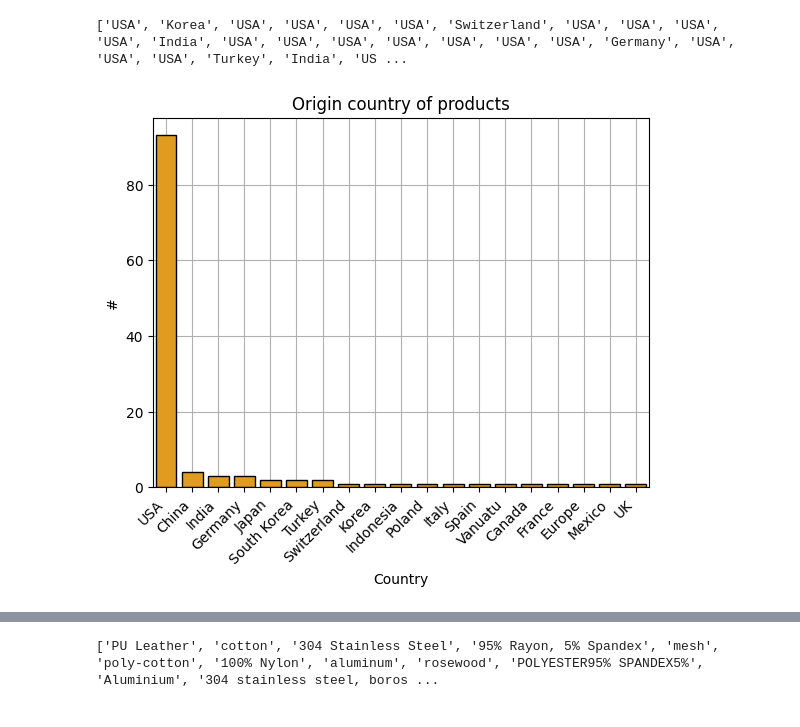
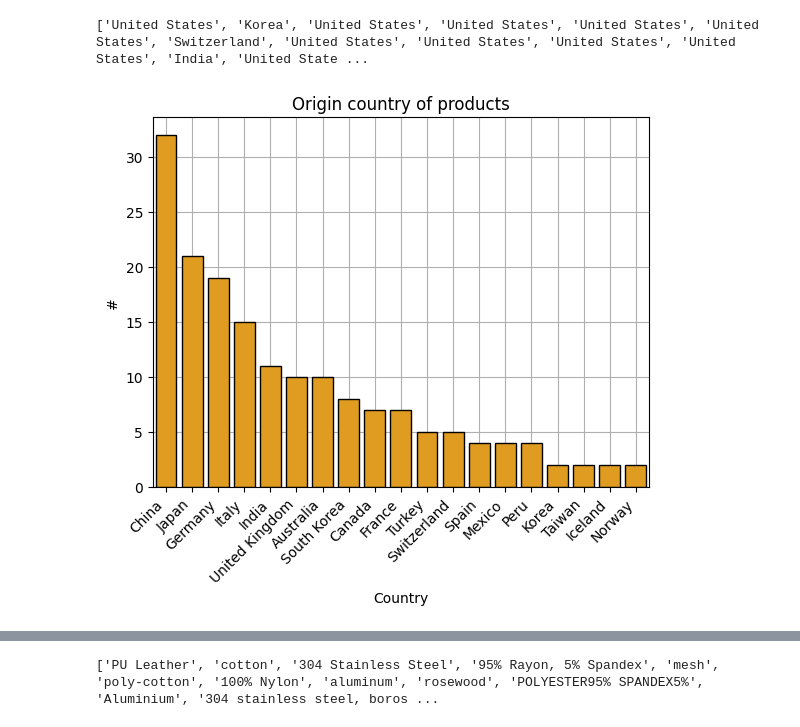
Before and after one commit to mateus-miguel/case-dadosfera, a Jupyter notebook: EDA Visuals.ipynb, the cells around one changed output, grey strips where cells are left out. Drawn from its saved outputs; the diff is of its cells as text; code cells hidden in the pictures.

Commit message:
EDA com 4 visualizações sobre dados enriquecidos

```diff
--- a/EDA Visuals.ipynb
+++ b/EDA Visuals.ipynb
@@ -9,12 +9,11 @@ import boto3
 
 # Chaves de acesso AWS
 
-
 # Geramos um cliente S3 após definir as chaves de acesso do user IAM
 s3 = boto3.client('s3')
 
 bucket = 'dadosfera-datalake'
-file_path = 'gold/products_enriched_batch00_1000rows.json'
+file_path = 'gold/products_enriched_5000rows.json'
 
 # Obter JSON enriquecido dos produtos
 obj = s3.get_object(
@@ -26,37 +25,53 @@ dados = json.loads(obj["Body"].read())
 # %%
 # --- CONTAGEM PAÍSES DE ORIGEM ---
 import pandas as pd
 import seaborn as sns
 from matplotlib import pyplot as plt
 
 # Explorando a chave 'origin_country'
 countries = []
 
 for dado in dados:
   countries.append(dado['origin_country'])
 
 # Filtrando '', 'null' e None
 countries = list(filter(lambda x : x != None and x != '' and x != 'null' and x != 'Imported', countries))
 
-countries = [x.replace('United States', 'USA') for x in countries]
+# Normalização de alguns nomes de países
+normalization = {
+    'US': 'United States',
+    'USA': 'United States',
+    'North America': 'United States',
+    'UK': 'United Kingdom',
+    'England': 'United Kingdom',
+    'Perù': 'Peru',
+    'EU': None,
+    'Europe': None,
+    'East Asia': None,
+    'Southeast Asia': None,
+    'Central and South America': None
+}
+
+countries = [normalization.get(value, value) for value in countries]
+# countries = [x.replace('United States', 'USA') for x in countries]
 
 print(countries)
 
 # Pandas Series
 counts = pd.Series(countries).value_counts().reset_index()
 counts.columns = ['country', 'count']
 
 # Criando gráfico de barras
-sns.barplot(data=counts, x='country', y='count', color='orange', edgecolor='k', zorder=2)
+sns.barplot(data=counts[1:20], x='country', y='count', color='orange', edgecolor='k', zorder=2)
 plt.xticks(rotation=45, ha='right')
 plt.title('Origin country of products')
 plt.xlabel('Country')
 plt.ylabel('#')
 plt.grid(zorder=0)
 plt.show()
 # %% [output]
-['USA', 'Korea', 'USA', 'USA', 'USA', 'USA', 'Switzerland', 'USA', 'USA', 'USA', 'USA', 'India', 'USA', 'USA', 'USA', 'USA', 'USA', 'USA', 'USA', 'Germany', 'USA', 'USA', 'USA', 'Turkey', 'India', 'US ...
+['United States', 'Korea', 'United States', 'United States', 'United States', 'United States', 'Switzerland', 'United States', 'United States', 'United States', 'United States', 'India', 'United State ...
-[figure, old version]
+[figure, new version]
 # %%
 # --- CONTAGEM DAS CATEGORIAS ---
 
```
Also changed, not shown: parts of 2 cells of this notebook.
